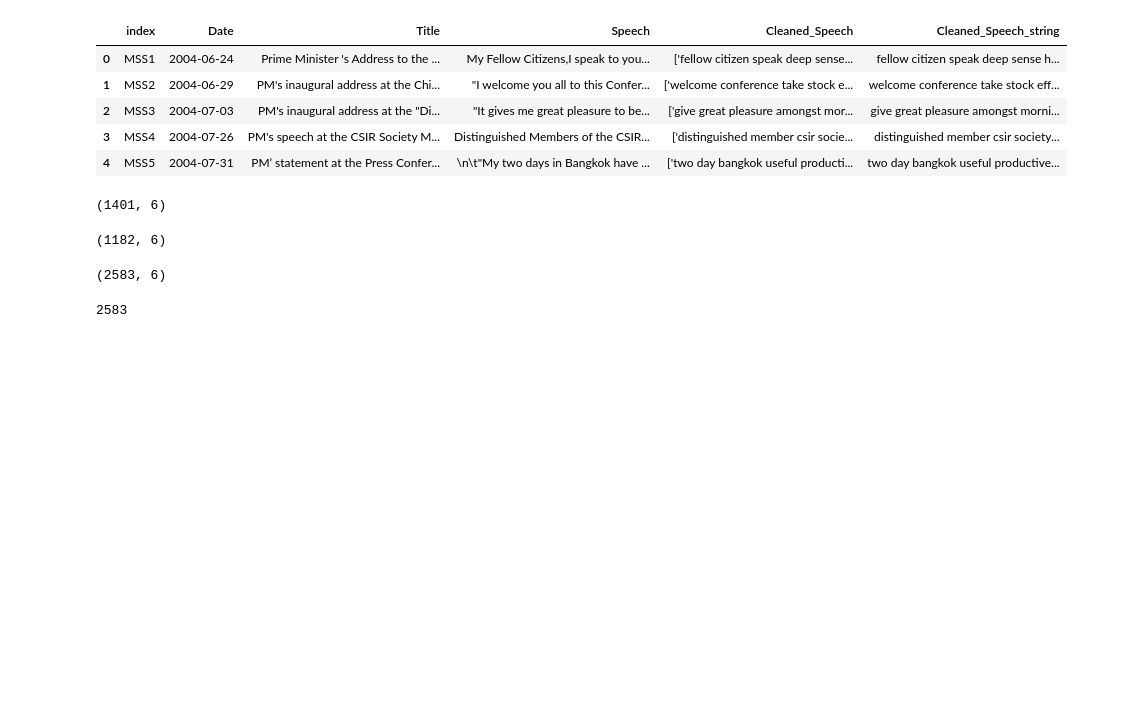
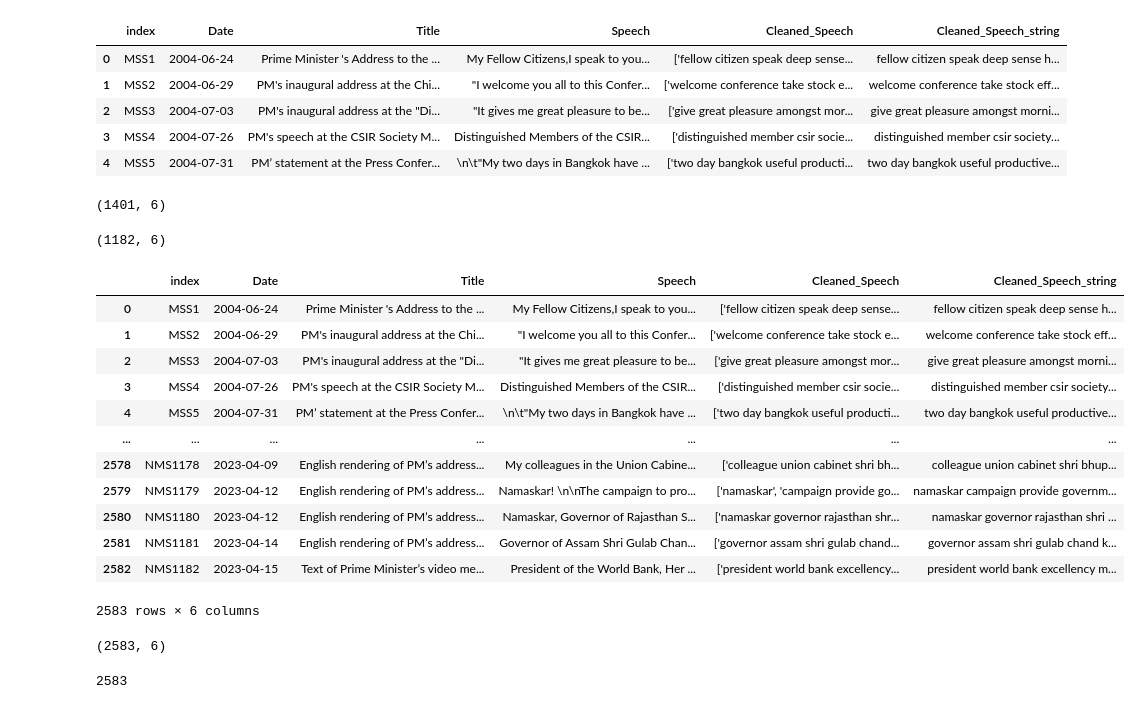
Before and after one commit to ohhlalit/CP, a Jupyter notebook: MS+NM/MS+NM_vectorization_Doc2Vec.ipynb, the cells around one changed output. Cells and saved outputs as stored; diff of their text form; code cells hidden in the pictures; blank space fills up the shorter version.

```diff
--- a/MS+NM/MS+NM_vectorization_Doc2Vec.ipynb
+++ b/MS+NM/MS+NM_vectorization_Doc2Vec.ipynb
@@ -38,7 +38,23 @@ df_NM.shape
 # %% [output]
 (1182, 6)
 # %%
-meta_df = pd.concat([df_NM, df_MS])
+meta_df = pd.concat([df_MS, df_NM])
+meta_df.reset_index(drop=True, inplace=True)
+meta_df
+# %% [output]
+|  | index | Date | Title | Speech | Cleaned_Speech | Cleaned_Speech_string |
+| 0 | MSS1 | 2004-06-24 | Prime Minister 's Address to the ... | My Fellow Citizens,I speak to you... | ['fellow citizen speak deep sense... | fellow citizen speak deep sense h... |
+| 1 | MSS2 | 2004-06-29 | PM's inaugural address at the Chi... | "I welcome you all to this Confer... | ['welcome conference take stock e... | welcome conference take stock eff... |
+| 2 | MSS3 | 2004-07-03 | PM's inaugural address at the "Di... | "It gives me great pleasure to be... | ['give great pleasure amongst mor... | give great pleasure amongst morni... |
+| 3 | MSS4 | 2004-07-26 | PM's speech at the CSIR Society M... | Distinguished Members of the CSIR... | ['distinguished member csir socie... | distinguished member csir society... |
+| 4 | MSS5 | 2004-07-31 | PM’ statement at the Press Confer... | \n\t"My two days in Bangkok have ... | ['two day bangkok useful producti... | two day bangkok useful productive... |
+| ... | ... | ... | ... | ... | ... | ... |
+| 2578 | NMS1178 | 2023-04-09 | English rendering of PM’s address... | My colleagues in the Union Cabine... | ['colleague union cabinet shri bh... | colleague union cabinet shri bhup... |
+| 2579 | NMS1179 | 2023-04-12 | English rendering of PM’s address... | Namaskar! \n\nThe campaign to pro... | ['namaskar', 'campaign provide go... | namaskar campaign provide governm... |
+| 2580 | NMS1180 | 2023-04-12 | English rendering of PM’s address... | Namaskar, Governor of Rajasthan S... | ['namaskar governor rajasthan shr... | namaskar governor rajasthan shri ... |
+| 2581 | NMS1181 | 2023-04-14 | English rendering of PM’s address... | Governor of Assam Shri Gulab Chan... | ['governor assam shri gulab chand... | governor assam shri gulab chand k... |
+| 2582 | NMS1182 | 2023-04-15 | Text of Prime Minister’s video me... | President of the World Bank, Her ... | ['president world bank excellency... | president world bank excellency m... |
+2583 rows × 6 columns
 # %%
 meta_df.shape
 # %% [output]
```
Also changed, not shown: parts of 12 cells of this notebook.
